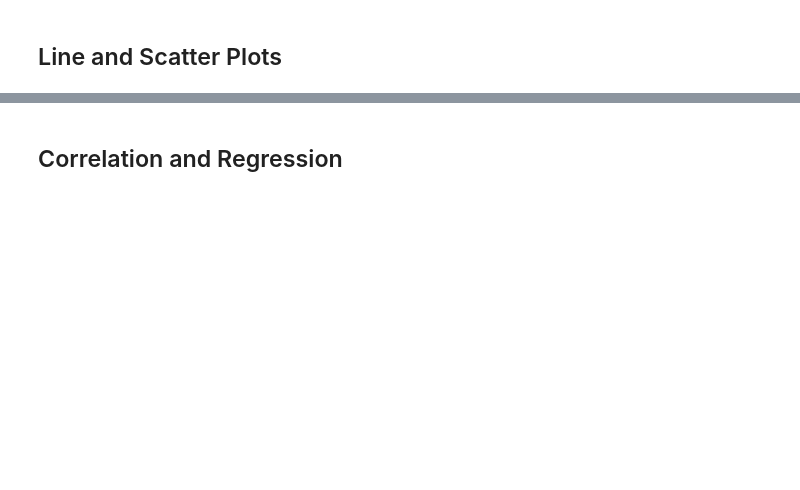
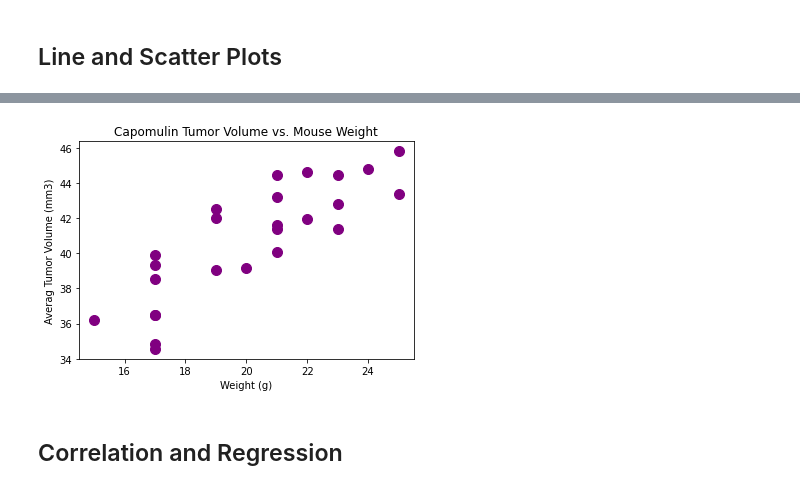
Before and after one commit to JoseH-Git/matplotlib--challenge, a Jupyter notebook: Pymaceuticals/pymaceuticals_starter.ipynb, the cells around one changed output, grey strips where cells are left out. Cells and saved outputs as stored; diff of their text form; code cells hidden in the pictures; blank space fills up the shorter version.

```diff
--- a/Pymaceuticals/pymaceuticals_starter.ipynb
+++ b/Pymaceuticals/pymaceuticals_starter.ipynb
@@ -300,3 +323,19 @@ ceftamin_combined.head()
+# %%
+# Generate a scatter plot of average tumor volume vs. mouse weight for the Capomulin regimen
+
+capomulin_average_volume =capomulin_df.groupby(['Mouse ID']).mean()
+
+marker_size=15
+plt.scatter(capomulin_average_volume['Weight (g)'],capumulin_average_volume['Tumor Volume (mm3)'],s=100, color="purple")
+plt.title("Capomulin Tumor Volume vs. Mouse Weight")
+plt.xlabel("Weight (g)")
+plt.ylabel("Averag Tumor Volume (mm3)")
+
+
+plt.savefig("../Images/Capomulin Tumor Volume vs. Mouse Weight.png", bbox_inches = "tight")
+plt.show()
+# %% [output]
+[figure, added]
 # %% [markdown]
 ## Correlation and Regression
 # %%
```
Also changed, not shown: parts of 4 cells of this notebook, 2 other files.
